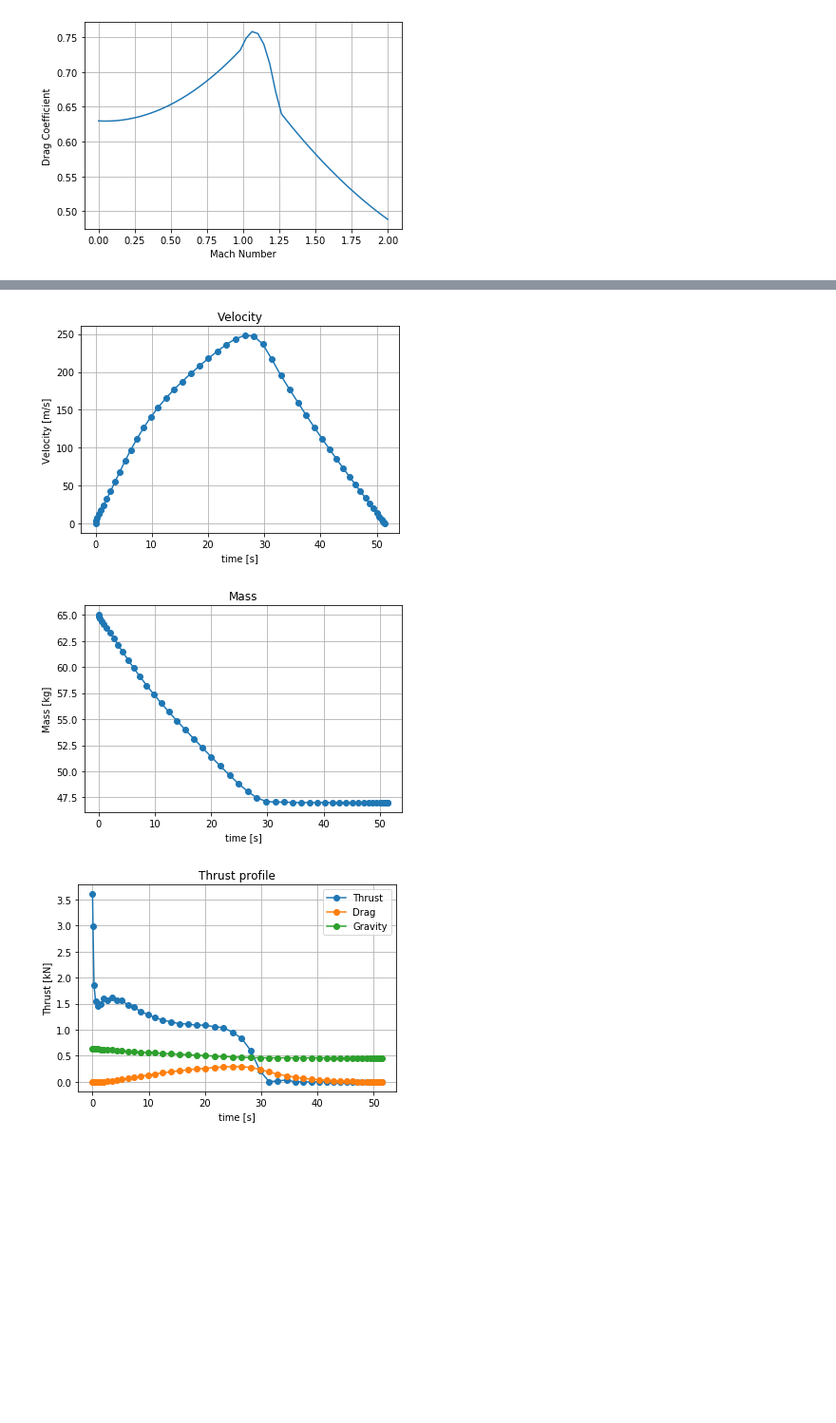
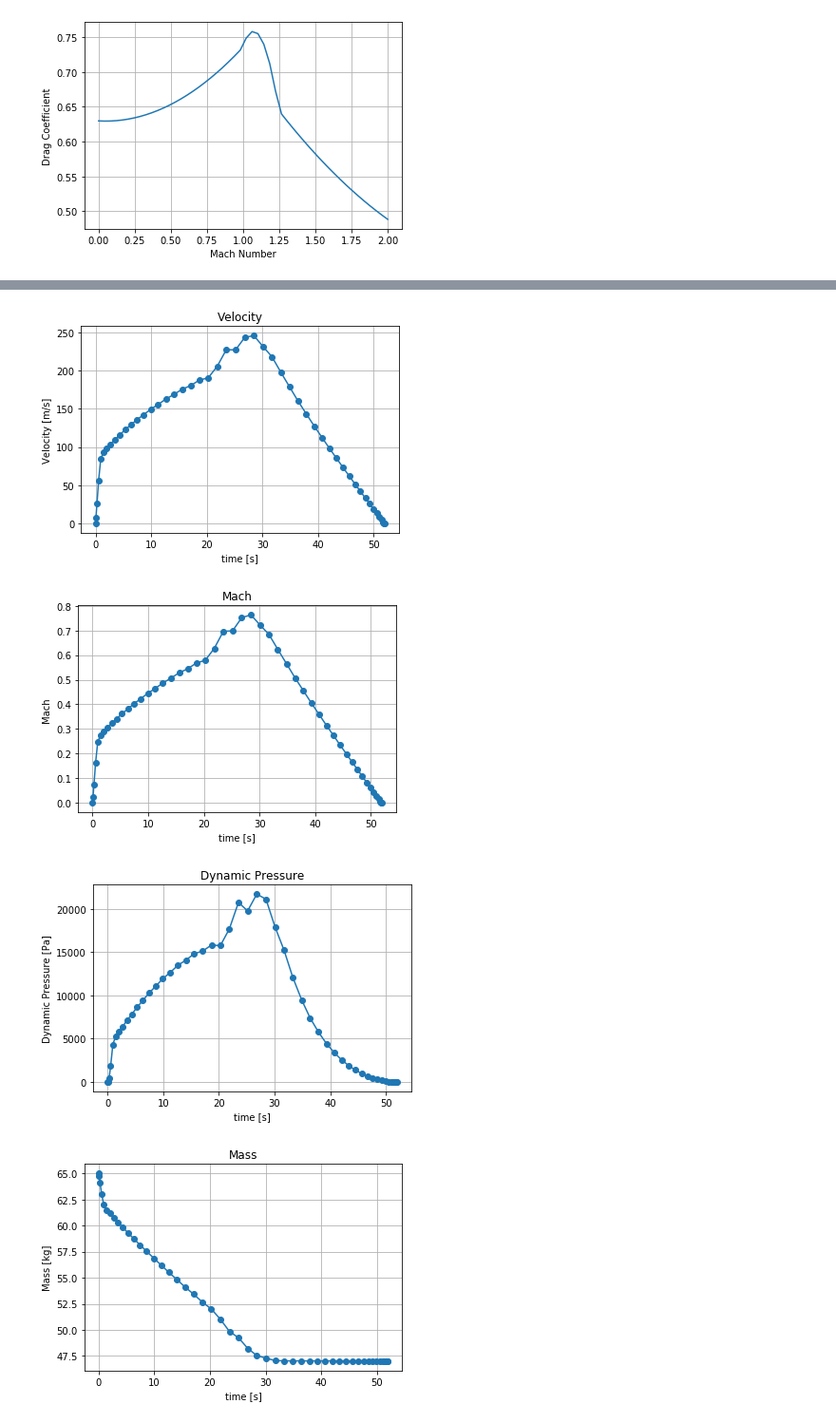
Before and after one commit to icl-rocketry/optimalAscent, a Jupyter notebook: BasicOptimalAscentSingleStage/Basic_Single_Stage.ipynb, the cells around one changed output, grey strips where cells are left out. Shown at 95% size. Saved outputs shown, nothing was run; the diff lists cells and outputs as text; code cells hidden in the pictures; blank space fills up the shorter version.

Commit message:
imposed launch rail clearance condition.
required me to increase take off thrust to weight from 6 to 11!

Need to think carefully about this.

```diff
--- a/BasicOptimalAscentSingleStage/Basic_Single_Stage.ipynb
+++ b/BasicOptimalAscentSingleStage/Basic_Single_Stage.ipynb
@@ -25,7 +25,7 @@ class Rocket:
 
         self.Isp = 200.0  # Isp [s]
 
-        self.thrust_to_weight = 6  # initial thrust to weight ratio
+        self.thrust_to_weight = 11  # initial thrust to weight ratio
         self.T_max = self.thrust_to_weight * self.M_0 * self.g0
 
     def air_density(self, h):
@@ -283,6 +311,11 @@ v = prob.states_all_section(1)
 m = prob.states_all_section(2)
 T = prob.controls_all_section(0)
 time = prob.time_update()
+
+rho = obj.air_density(h)
+q = (1/2)*rho*v**2
+a = obj.speed_of_sound(h)
+M = v/a
 
 # ------------------------
 # Calculate necessary variables
@@ -309,6 +342,22 @@ plt.ylabel("Velocity [m/s]")
 if(flag_savefig): plt.savefig(savefig_file + "velocity" + ".png")
 
 plt.figure()
+plt.title("Mach")
+plt.plot(time, M, marker="o", label="Mach")
+plt.grid()
+plt.xlabel("time [s]")
+plt.ylabel("Mach ")
+if(flag_savefig): plt.savefig(savefig_file + "mach" + ".png")
+
+plt.figure()
+plt.title("Dynamic Pressure")
+plt.plot(time, q, marker="o", label="Dynamic Pressure")
+plt.grid()
+plt.xlabel("time [s]")
+plt.ylabel("Dynamic Pressure [Pa]")
+if(flag_savefig): plt.savefig(savefig_file + "dynamicPressure" + ".png")
+
+plt.figure()
 plt.title("Mass")
 plt.plot(time, m, marker="o", label="Mass")
 plt.grid()
@@ -333,3 +382,4 @@ plt.show()
-[figure, old version]
+[figure, new version]
-[figure, old version]
+[figure, new version]
-[figure, old version]
+[figure, new version]
+[figure, added]
```
Also changed, not shown: parts of 15 cells of this notebook, 6 other files.
